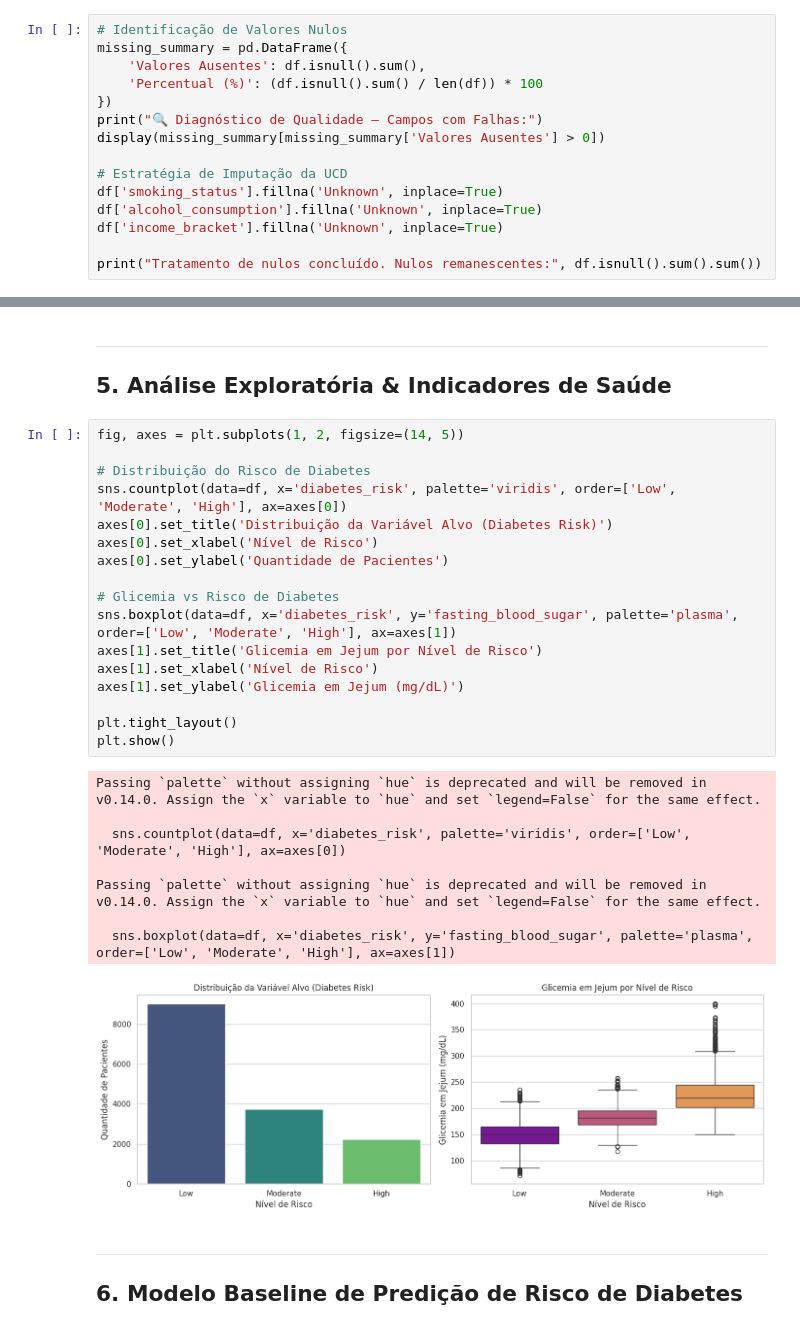
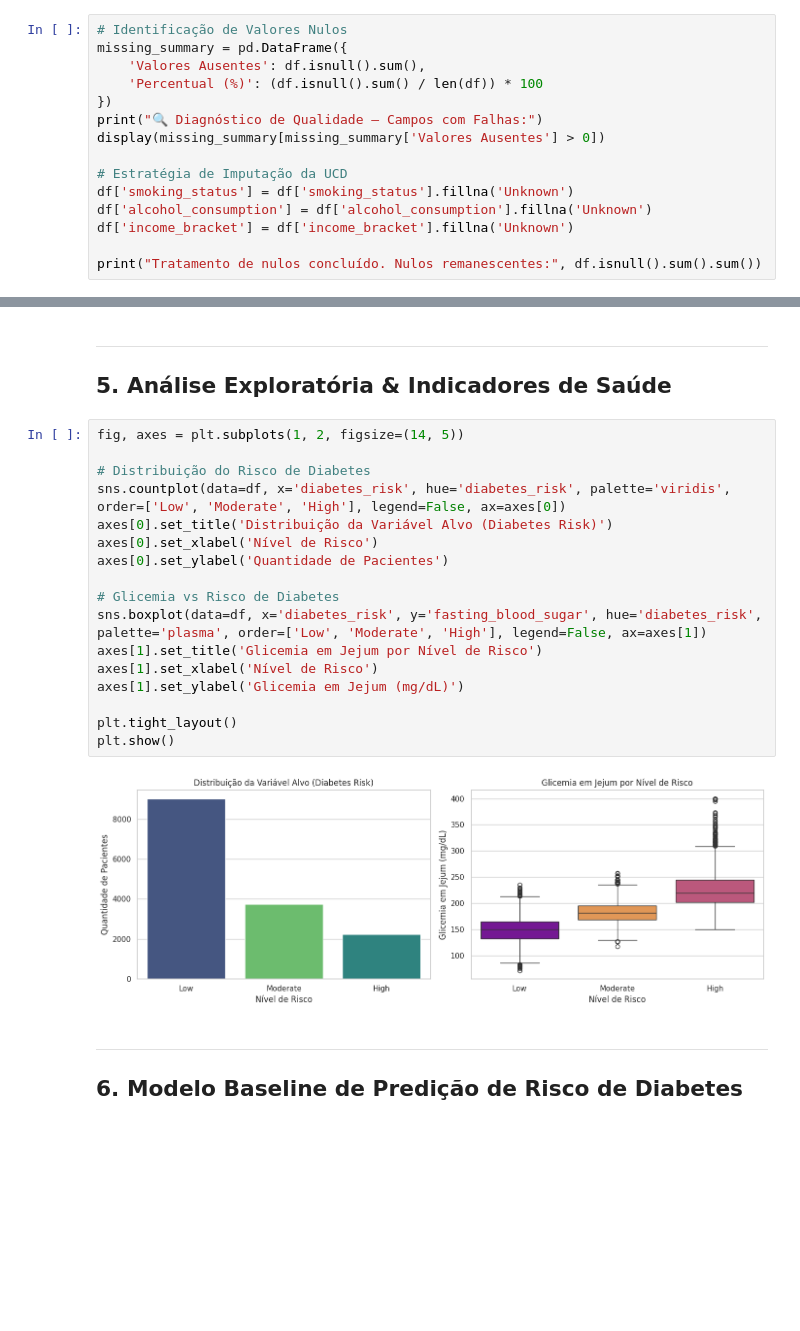
Before and after one commit to mdelgiudicechaves-art/UnB---SSD---Tarefas, a Jupyter notebook: MVP_UCD_Diabetes_Risk.ipynb, the cells around one changed output, grey strips where cells are left out. Drawn from its saved outputs; the diff is of its cells as text; blank space fills up the shorter version.

```diff
--- a/MVP_UCD_Diabetes_Risk.ipynb
+++ b/MVP_UCD_Diabetes_Risk.ipynb
@@ -87,9 +87,9 @@ print("🔍 Diagnóstico de Qualidade — Campos com Falhas:")
 display(missing_summary[missing_summary['Valores Ausentes'] > 0])
 
 # Estratégia de Imputação da UCD
-df['smoking_status'].fillna('Unknown', inplace=True)
-df['alcohol_consumption'].fillna('Unknown', inplace=True)
-df['income_bracket'].fillna('Unknown', inplace=True)
+df['smoking_status'] = df['smoking_status'].fillna('Unknown')
+df['alcohol_consumption'] = df['alcohol_consumption'].fillna('Unknown')
+df['income_bracket'] = df['income_bracket'].fillna('Unknown')
 
 print("Tratamento de nulos concluído. Nulos remanescentes:", df.isnull().sum().sum())
 # %% [output]
@@ -123,29 +105,22 @@ For example, when doing 'df[col].method(value, inplace=True)', try using 'df.met
 # %%
 fig, axes = plt.subplots(1, 2, figsize=(14, 5))
 
 # Distribuição do Risco de Diabetes
-sns.countplot(data=df, x='diabetes_risk', palette='viridis', order=['Low', 'Moderate', 'High'], ax=axes[0])
+sns.countplot(data=df, x='diabetes_risk', hue='diabetes_risk', palette='viridis', order=['Low', 'Moderate', 'High'], legend=False, ax=axes[0])
 axes[0].set_title('Distribuição da Variável Alvo (Diabetes Risk)')
 axes[0].set_xlabel('Nível de Risco')
 axes[0].set_ylabel('Quantidade de Pacientes')
 
 # Glicemia vs Risco de Diabetes
-sns.boxplot(data=df, x='diabetes_risk', y='fasting_blood_sugar', palette='plasma', order=['Low', 'Moderate', 'High'], ax=axes[1])
+sns.boxplot(data=df, x='diabetes_risk', y='fasting_blood_sugar', hue='diabetes_risk', palette='plasma', order=['Low', 'Moderate', 'High'], legend=False, ax=axes[1])
 axes[1].set_title('Glicemia em Jejum por Nível de Risco')
 axes[1].set_xlabel('Nível de Risco')
 axes[1].set_ylabel('Glicemia em Jejum (mg/dL)')
 
 plt.tight_layout()
 plt.show()
 # %% [output]
-Passing `palette` without assigning `hue` is deprecated and will be removed in v0.14.0. Assign the `x` variable to `hue` and set `legend=False` for the same effect.
-
-  sns.countplot(data=df, x='diabetes_risk', palette='viridis', order=['Low', 'Moderate', 'High'], ax=axes[0])
-
-Passing `palette` without assigning `hue` is deprecated and will be removed in v0.14.0. Assign the `x` variable to `hue` and set `legend=False` for the same effect.
-
-  sns.boxplot(data=df, x='diabetes_risk', y='fasting_blood_sugar', palette='plasma', order=['Low', 'Moderate', 'High'], ax=axes[1])
-[figure, old version]
+[figure, new version]
 # %% [markdown]
 ---
 ## 6. Modelo Baseline de Predição de Risco de Diabetes
```
Also changed, not shown: parts of 2 cells of this notebook.
